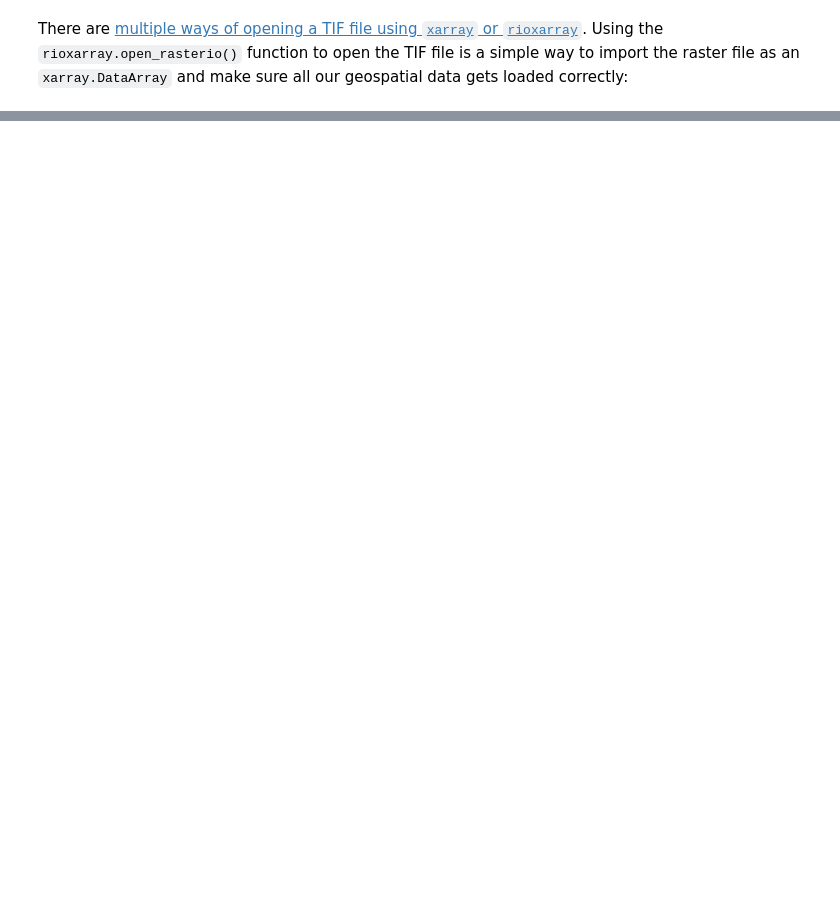
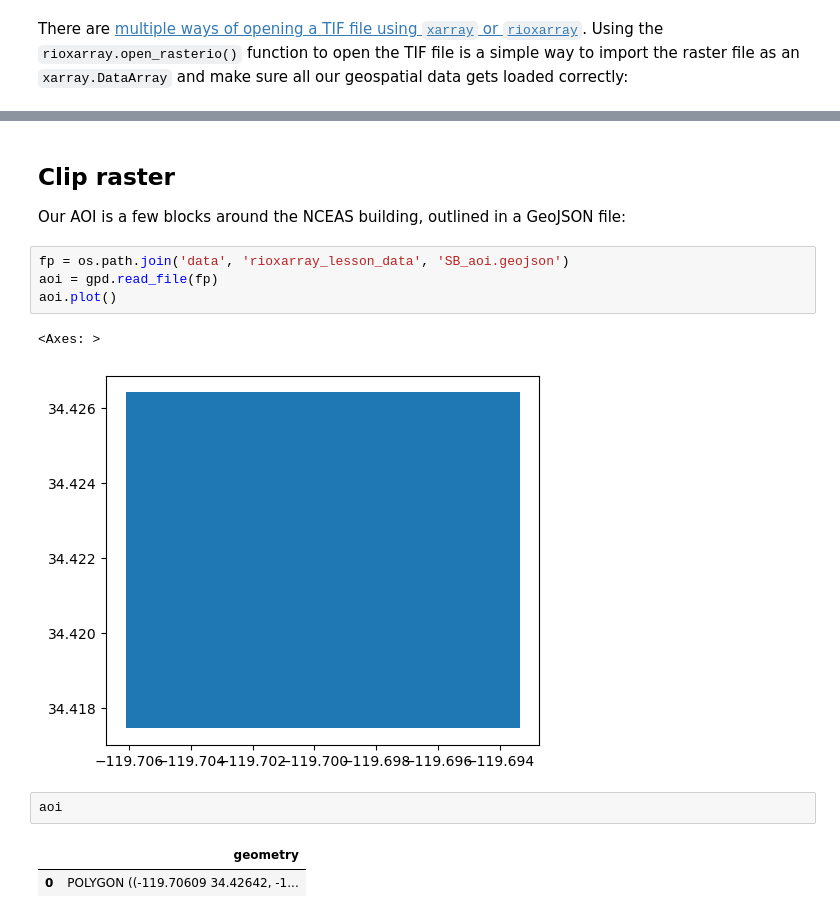
Before and after one commit to carmengg/eds220-in-class, a Jupyter notebook: week-8-rioxarray-STUDENTS.ipynb, the cells around one changed output, grey strips where cells are left out. Saved outputs shown, nothing was run; the diff lists cells and outputs as text; blank space fills up the shorter version.

```diff
--- a/week-8-rioxarray-STUDENTS.ipynb
+++ b/week-8-rioxarray-STUDENTS.ipynb
@@ -28,0 +149,16 @@ root = os.path.join('/',
+# %% [markdown]
+## Clip raster
+
+Our AOI is a few blocks around the NCEAS building, outlined in a GeoJSON file:
+# %%
+fp = os.path.join('data', 'rioxarray_lesson_data', 'SB_aoi.geojson')
+aoi = gpd.read_file(fp)
+aoi.plot()
+# %% [output]
+<Axes: >
+[figure, added]
+# %%
+aoi
+# %% [output]
+|  | geometry |
+| 0 | POLYGON ((-119.70609 34.42642, -1... |
```
Also changed, not shown: parts of 28 cells of this notebook.
